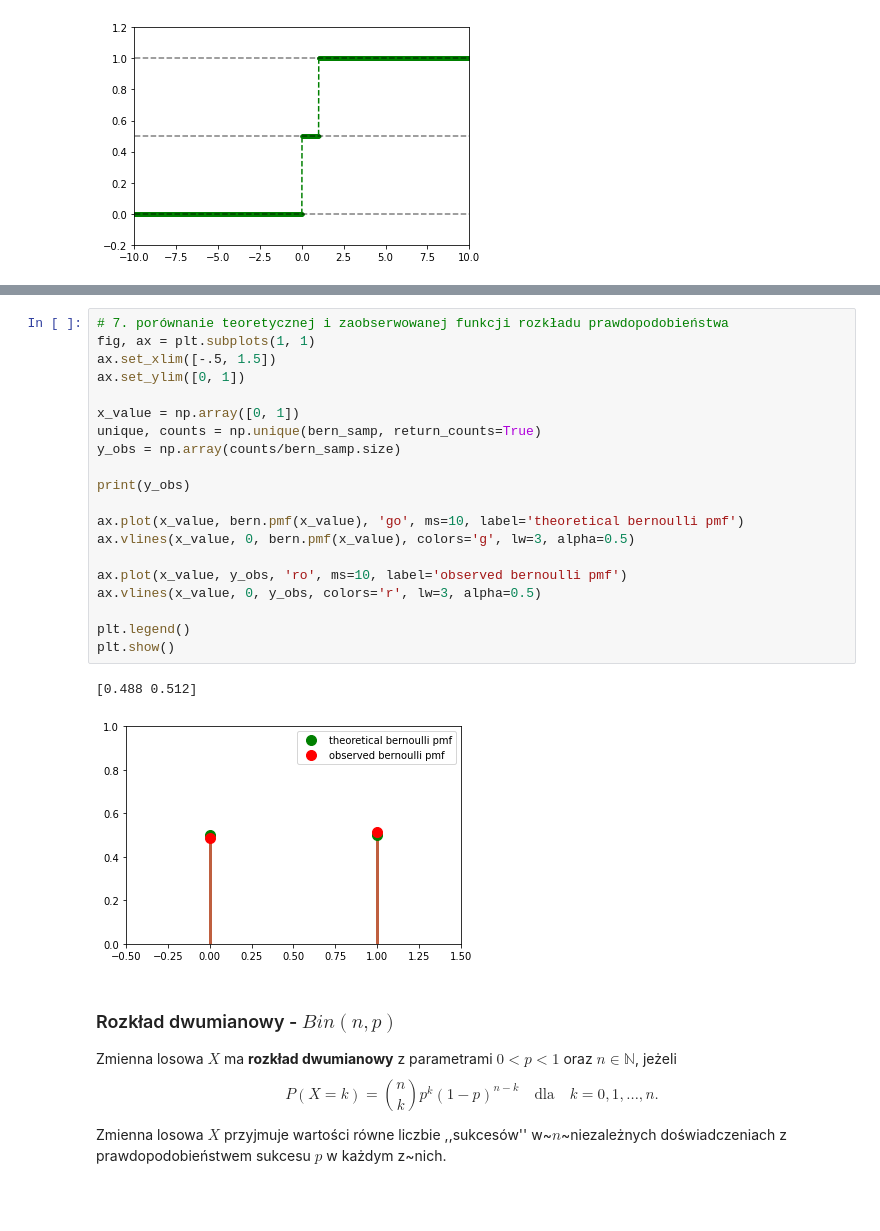
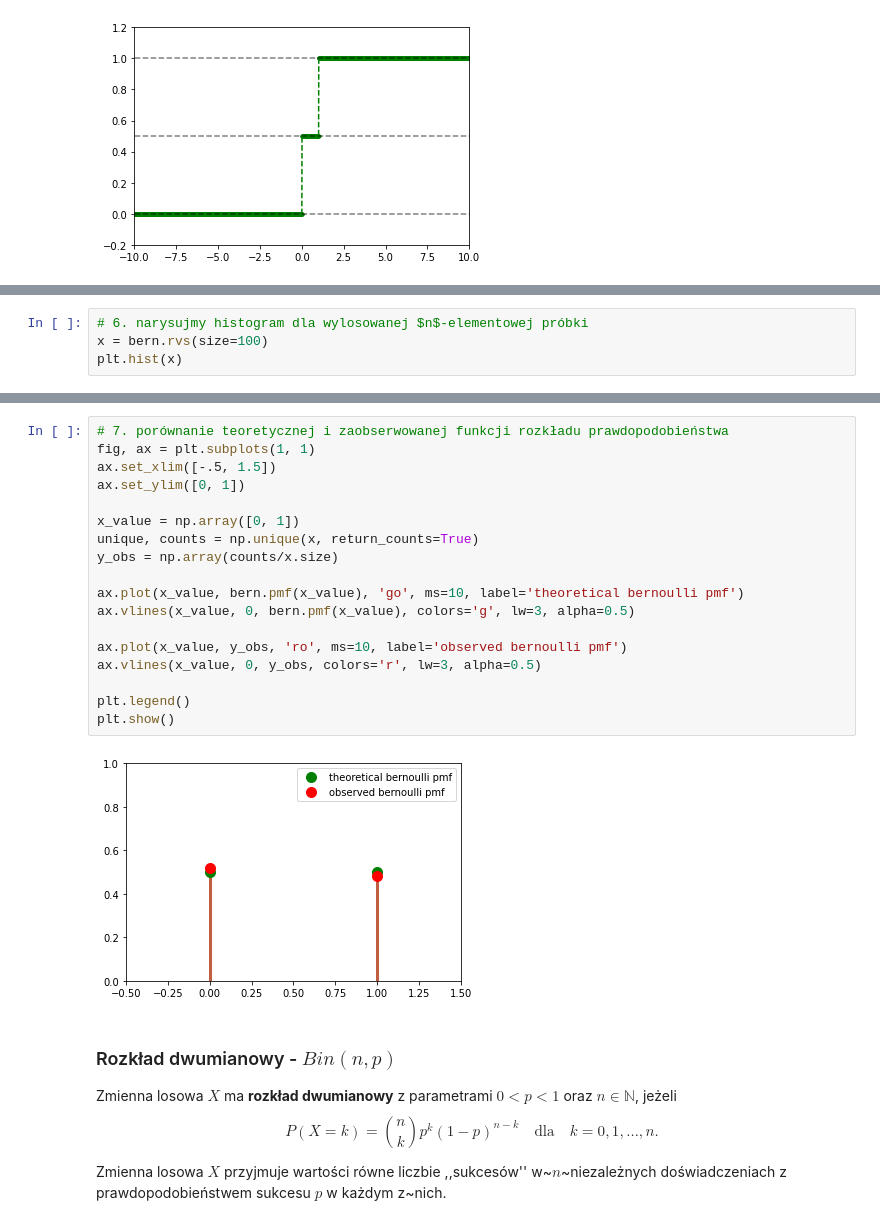
Before and after one commit to mdabrowski-phd/ds250223_stat, a Jupyter notebook: 02_rachunek_prawdopodobienstwa/03_dyskretne_rozkłady_prawdopodobieństwa.ipynb, the cells around one changed output, grey strips where cells are left out. Saved outputs shown, nothing was run; the diff lists cells and outputs as text; blank space fills up the shorter version.

```diff
--- a/02_rachunek_prawdopodobienstwa/03_dyskretne_rozkłady_prawdopodobieństwa.ipynb
+++ b/02_rachunek_prawdopodobienstwa/03_dyskretne_rozkłady_prawdopodobieństwa.ipynb
@@ -146,0 +123,4 @@ plt.hist(bern_samp)
+# %%
+# 6. narysujmy histogram dla wylosowanej $n$-elementowej próbki
+x = bern.rvs(size=100)
+plt.hist(x)
@@ -147,26 +132,23 @@ plt.hist(bern_samp)
 # %%
 # 7. porównanie teoretycznej i zaobserwowanej funkcji rozkładu prawdopodobieństwa
 fig, ax = plt.subplots(1, 1)
 ax.set_xlim([-.5, 1.5])
 ax.set_ylim([0, 1])
 
 x_value = np.array([0, 1])
-unique, counts = np.unique(bern_samp, return_counts=True)
-y_obs = np.array(counts/bern_samp.size)
-
-print(y_obs)
+unique, counts = np.unique(x, return_counts=True)
+y_obs = np.array(counts/x.size)
 
 ax.plot(x_value, bern.pmf(x_value), 'go', ms=10, label='theoretical bernoulli pmf')
 ax.vlines(x_value, 0, bern.pmf(x_value), colors='g', lw=3, alpha=0.5)
 
 ax.plot(x_value, y_obs, 'ro', ms=10, label='observed bernoulli pmf')
 ax.vlines(x_value, 0, y_obs, colors='r', lw=3, alpha=0.5)
 
 plt.legend()
 plt.show()
 # %% [output]
-[0.488 0.512]
-[figure, old version]
+[figure, new version]
 # %% [markdown]
 ### Rozkład dwumianowy - $Bin(n, p)$
 Zmienna losowa $X$ ma **rozkład dwumianowy** z parametrami $0<p<1$ oraz $n\in\mathbb{N}$, jeżeli
```
Also changed, not shown: parts of 24 cells of this notebook.
